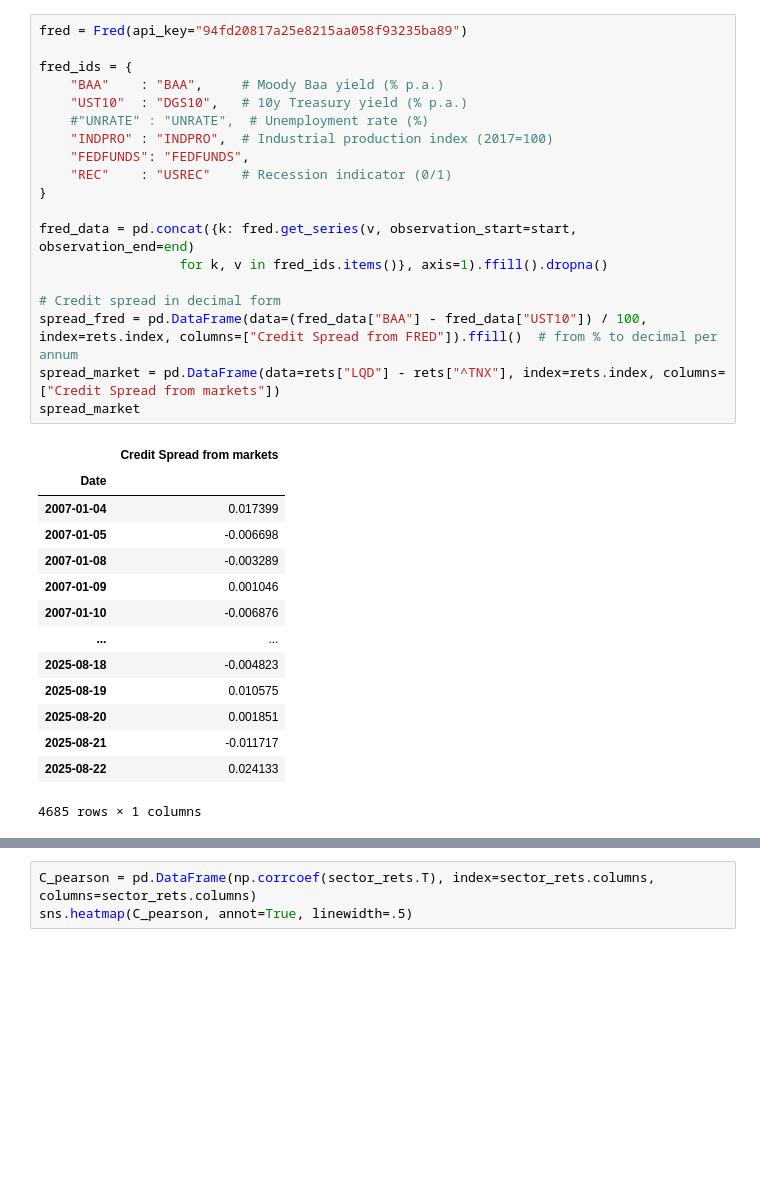
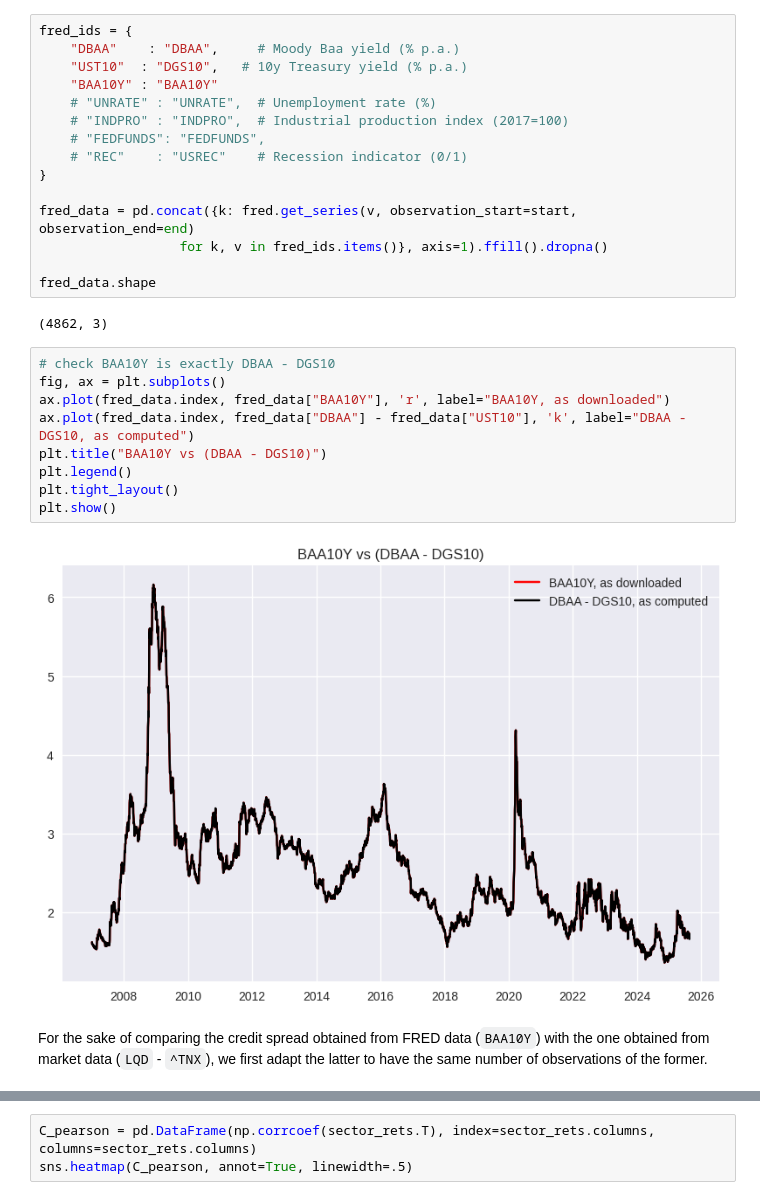
Before and after one commit to George-Creekbed/capstone_review, a Jupyter notebook: gwp1.ipynb, the cells around one changed output, grey strips where cells are left out. Drawn from its saved outputs; the diff is of its cells as text; blank space fills up the shorter version.

```diff
--- a/gwp1.ipynb
+++ b/gwp1.ipynb
@@ -76,34 +120,30 @@ rets[["^TNX", "LQD"]]
 # %%
-fred = Fred(api_key="94fd20817a25e8215aa058f93235ba89")
-
 fred_ids = {
-    "BAA"    : "BAA",     # Moody Baa yield (% p.a.)
+    "DBAA"    : "DBAA",     # Moody Baa yield (% p.a.)
     "UST10"  : "DGS10",   # 10y Treasury yield (% p.a.)
-    #"UNRATE" : "UNRATE",  # Unemployment rate (%)
-    "INDPRO" : "INDPRO",  # Industrial production index (2017=100)
-    "FEDFUNDS": "FEDFUNDS",
-    "REC"    : "USREC"    # Recession indicator (0/1)
+    "BAA10Y" : "BAA10Y"
+    # "UNRATE" : "UNRATE",  # Unemployment rate (%)
+    # "INDPRO" : "INDPRO",  # Industrial production index (2017=100)
+    # "FEDFUNDS": "FEDFUNDS",
+    # "REC"    : "USREC"    # Recession indicator (0/1)
 }
 
 fred_data = pd.concat({k: fred.get_series(v, observation_start=start, observation_end=end)
                   for k, v in fred_ids.items()}, axis=1).ffill().dropna()
 
-# Credit spread in decimal form
-spread_fred = pd.DataFrame(data=(fred_data["BAA"] - fred_data["UST10"]) / 100, index=rets.index, columns=["Credit Spread from FRED"]).ffill()  # from % to decimal per annum
-spread_market = pd.DataFrame(data=rets["LQD"] - rets["^TNX"], index=rets.index, columns=["Credit Spread from markets"])
-spread_market
+fred_data.shape
 # %% [output]
-|  | Credit Spread from markets |
-| Date |  |
-| 2007-01-04 | 0.017399 |
-| 2007-01-05 | -0.006698 |
-| 2007-01-08 | -0.003289 |
-| 2007-01-09 | 0.001046 |
-| 2007-01-10 | -0.006876 |
-| ... | ... |
-| 2025-08-18 | -0.004823 |
-| 2025-08-19 | 0.010575 |
-| 2025-08-20 | 0.001851 |
-| 2025-08-21 | -0.011717 |
-| 2025-08-22 | 0.024133 |
-4685 rows × 1 columns
+(4862, 3)
+# %%
+# check BAA10Y is exactly DBAA - DGS10
+fig, ax = plt.subplots()
+ax.plot(fred_data.index, fred_data["BAA10Y"], 'r', label="BAA10Y, as downloaded")
+ax.plot(fred_data.index, fred_data["DBAA"] - fred_data["UST10"], 'k', label="DBAA - DGS10, as computed")
+plt.title("BAA10Y vs (DBAA - DGS10)")
+plt.legend()
+plt.tight_layout()
+plt.show()
+# %% [output]
+[figure, added]
+# %% [markdown]
+For the sake of comparing the credit spread obtained from FRED data (`BAA10Y`) with the one obtained from market data (`LQD` - `^TNX`), we first adapt the latter to have the same number of observations of the former.
```
Also changed, not shown: parts of 33 cells of this notebook.
